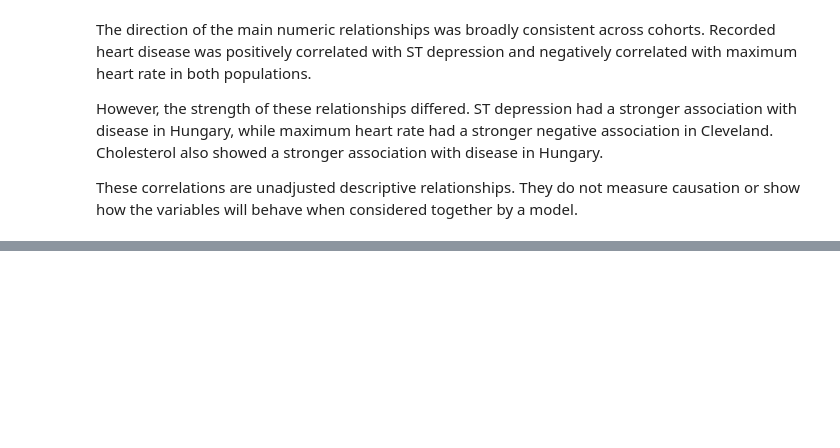
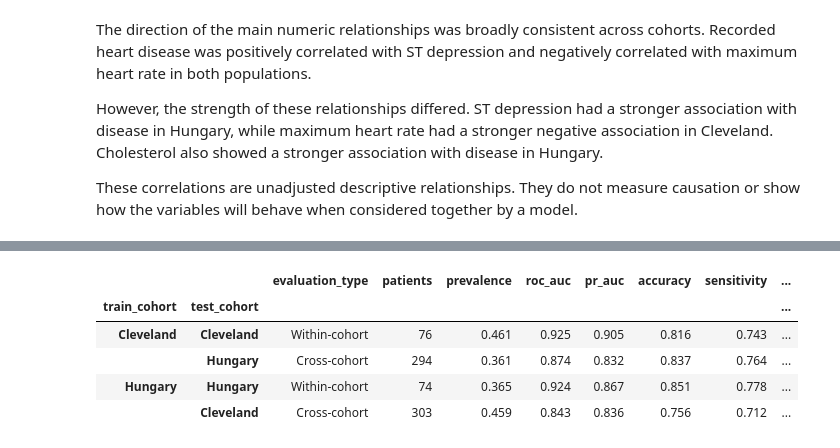
Before and after one commit to MaxPearson05/cardiomodel-shift, a Jupyter notebook: notebooks/cardiomodel_shift_analysis.ipynb, the cells around one changed output, grey strips where cells are left out. Cells and saved outputs as stored; diff of their text form; code cells hidden in the pictures; blank space fills up the shorter version.

```diff
--- a/notebooks/cardiomodel_shift_analysis.ipynb
+++ b/notebooks/cardiomodel_shift_analysis.ipynb
@@ -501,0 +690,75 @@ These correlations are unadjusted descriptive relationships. They do not measure
+# %%
+from sklearn.base import clone
+
+cleveland_result["train_cohort"] = "Cleveland"
+hungary_result["train_cohort"] = "Cleveland"
+
+X_hungary_train, X_hungary_test, y_hungary_train, y_hungary_test = (
+    train_test_split(
+        X_hungary,
+        y_hungary,
+        test_size=0.25,
+        stratify=y_hungary,
+        random_state=RANDOM_STATE,
+    )
+)
+
+logistic_hungary_model = clone(logistic_model)
+logistic_hungary_model.fit(X_hungary_train, y_hungary_train)
+
+hungary_within_result = evaluate_classifier(
+    model=logistic_hungary_model,
+    X_evaluation=X_hungary_test,
+    y_true=y_hungary_test,
+    model_name="Logistic Regression",
+    test_cohort="Hungary",
+    evaluation_type="Within-cohort",
+)
+
+cleveland_external_result = evaluate_classifier(
+    model=logistic_hungary_model,
+    X_evaluation=X_cleveland,
+    y_true=y_cleveland,
+    model_name="Logistic Regression",
+    test_cohort="Cleveland",
+    evaluation_type="Cross-cohort",
+)
+
+hungary_within_result["train_cohort"] = "Hungary"
+cleveland_external_result["train_cohort"] = "Hungary"
+
+logistic_results = pd.DataFrame(
+    [
+        cleveland_result,
+        hungary_result,
+        hungary_within_result,
+        cleveland_external_result,
+    ]
+)
+
+result_columns = [
+    "train_cohort",
+    "test_cohort",
+    "evaluation_type",
+    "patients",
+    "prevalence",
+    "roc_auc",
+    "pr_auc",
+    "accuracy",
+    "sensitivity",
+    "specificity",
+    "brier_score",
+]
+
+display(
+    logistic_results[result_columns]
+    .set_index(["train_cohort", "test_cohort"])
+    .round(3)
+)
+# %% [output]
+|  |  | evaluation_type | patients | prevalence | roc_auc | pr_auc | accuracy | sensitivity | ... |
+| train_cohort | test_cohort |  |  |  |  |  |  |  | ... |
+| Cleveland | Cleveland | Within-cohort | 76 | 0.461 | 0.925 | 0.905 | 0.816 | 0.743 | ... |
+|  | Hungary | Cross-cohort | 294 | 0.361 | 0.874 | 0.832 | 0.837 | 0.764 | ... |
+| Hungary | Hungary | Within-cohort | 74 | 0.365 | 0.924 | 0.867 | 0.851 | 0.778 | ... |
+|  | Cleveland | Cross-cohort | 303 | 0.459 | 0.843 | 0.836 | 0.756 | 0.712 | ... |
```
Also changed, not shown: parts of 15 cells of this notebook, 2 other files.
